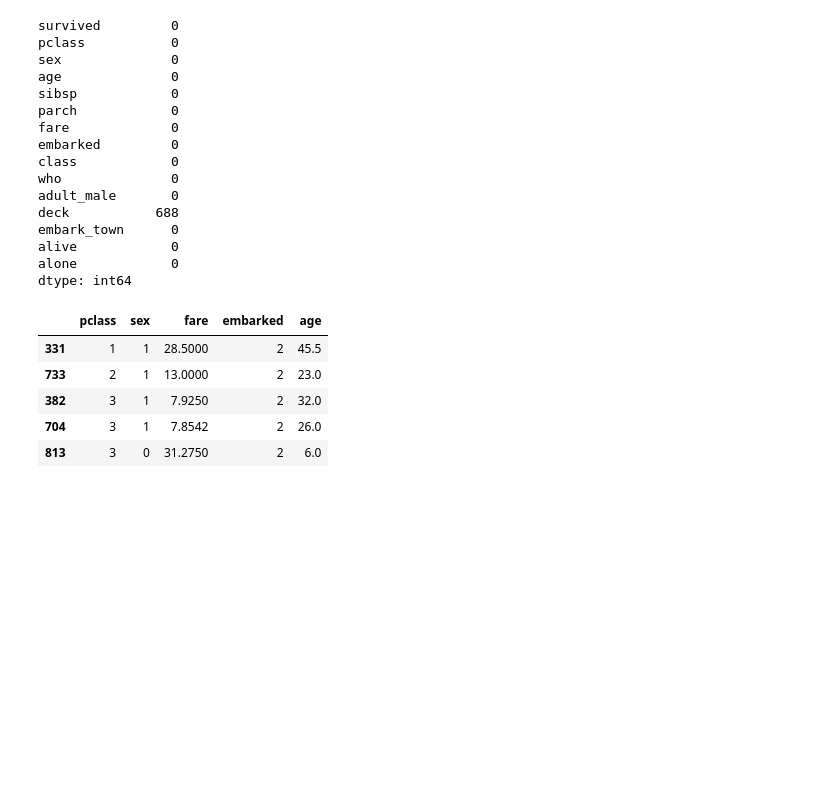
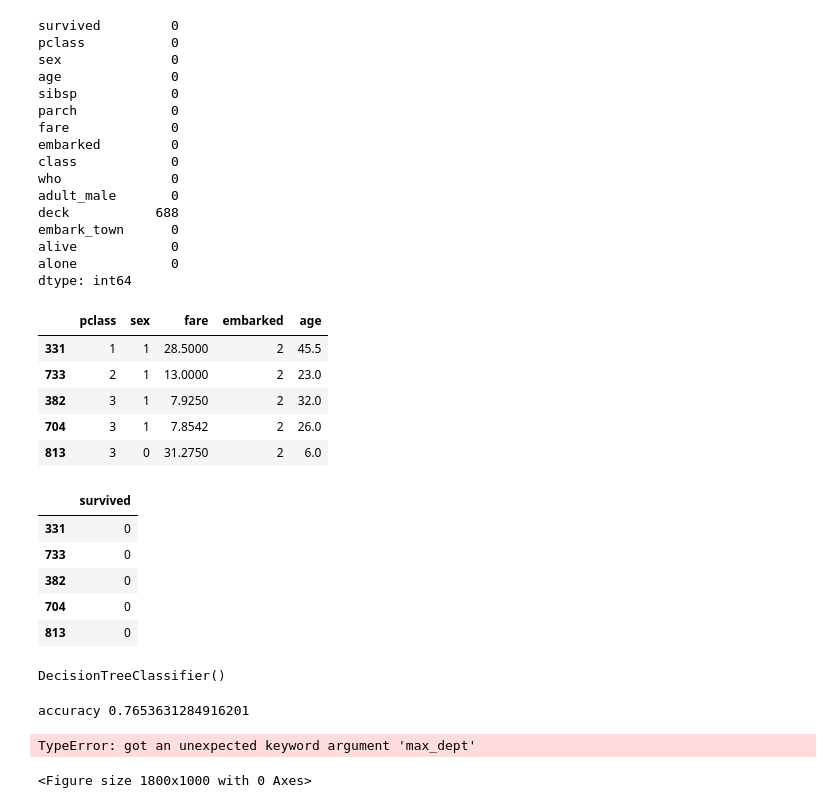
Before and after one commit to Prithvikatkar17/AIML, a Jupyter notebook: 11_ML/09_Decision_tree.ipynb, the cells around one changed output. Cells and saved outputs as stored; diff of their text form; code cells hidden in the pictures; blank space fills up the shorter version.

Commit message:
added model

```diff
--- a/11_ML/09_Decision_tree.ipynb
+++ b/11_ML/09_Decision_tree.ipynb
@@ -107,3 +107,42 @@ X_train.head()
 | 382 | 3 | 1 | 7.9250 | 2 | 32.0 |
 | 704 | 3 | 1 | 7.8542 | 2 | 26.0 |
 | 813 | 3 | 0 | 31.2750 | 2 | 6.0 |
+# %%
+y_train.head()
+# %% [output]
+|  | survived |
+| 331 | 0 |
+| 733 | 0 |
+| 382 | 0 |
+| 704 | 0 |
+| 813 | 0 |
+# %%
+from sklearn.tree import DecisionTreeClassifier
+
+model = DecisionTreeClassifier()
+model.fit(X_train ,y_train)
+# %% [output]
+DecisionTreeClassifier()
+# %%
+from sklearn.metrics import accuracy_score
+y_pred = model.predict(X_test)
+
+print("accuracy" , accuracy_score(y_test ,y_pred))
+# %% [output]
+accuracy 0.7653631284916201
+# %%
+from sklearn.tree import plot_tree
+plt.figure( figsize=(18,10))
+plot_tree(
+    model,
+    feature_names=X.columns,
+    class_names=["Died","survived"],
+    filled=True,
+    max_dept = 2
+)
+
+plt.tight_layout()
+plt.show()
+# %% [output]
+TypeError: got an unexpected keyword argument 'max_dept'
+<Figure size 1800x1000 with 0 Axes>
```
